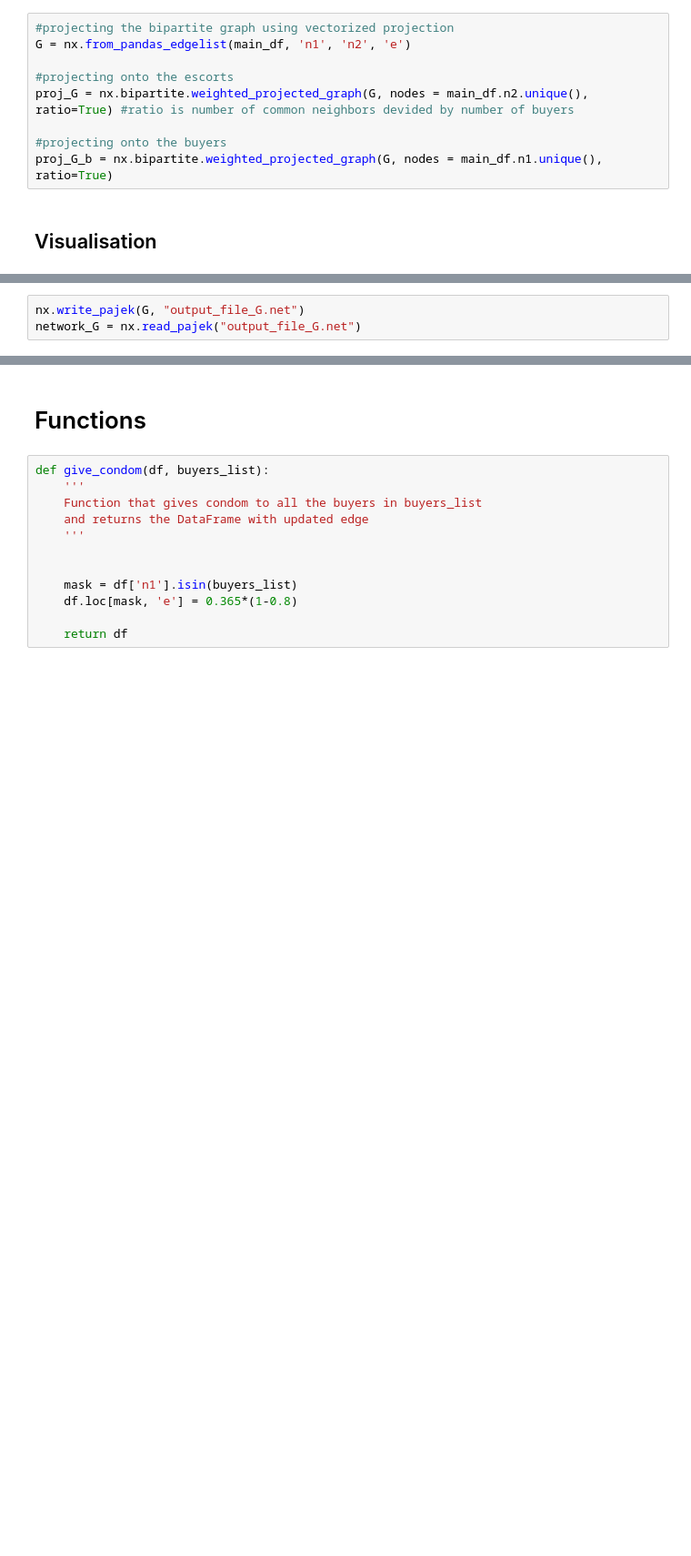
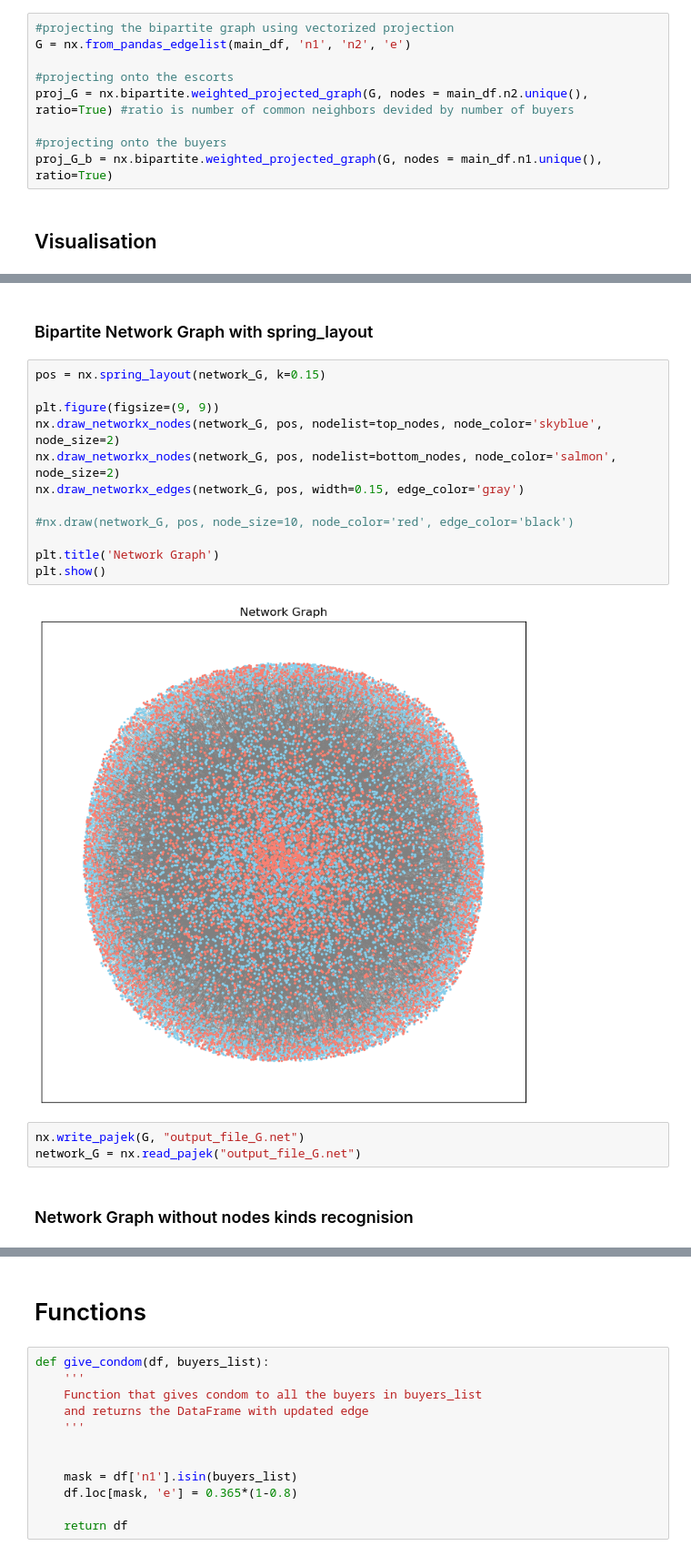
Before and after one commit to rsapeta/Network-Analysis, a Jupyter notebook: Escort/escort_analysis.ipynb, the cells around one changed output, grey strips where cells are left out. Shown at 91% size. Drawn from its saved outputs; the diff is of its cells as text; blank space fills up the shorter version.

```diff
--- a/Escort/escort_analysis.ipynb
+++ b/Escort/escort_analysis.ipynb
@@ -91,4 +128,22 @@ from networkx.drawing.layout import bipartite_layout
+# %% [markdown]
+### Bipartite Network Graph with spring_layout
+# %%
+pos = nx.spring_layout(network_G, k=0.15)
+
+plt.figure(figsize=(9, 9))
+nx.draw_networkx_nodes(network_G, pos, nodelist=top_nodes, node_color='skyblue', node_size=2)
+nx.draw_networkx_nodes(network_G, pos, nodelist=bottom_nodes, node_color='salmon', node_size=2)
+nx.draw_networkx_edges(network_G, pos, width=0.15, edge_color='gray')
+
+#nx.draw(network_G, pos, node_size=10, node_color='red', edge_color='black')
+
+plt.title('Network Graph')
+plt.show()
+# %% [output]
+[figure, added]
 # %%
 nx.write_pajek(G, "output_file_G.net")
 network_G = nx.read_pajek("output_file_G.net")
+# %% [markdown]
+### Network Graph without nodes kinds recognision
 # %%
```
Also changed, not shown: parts of 5 cells of this notebook.
